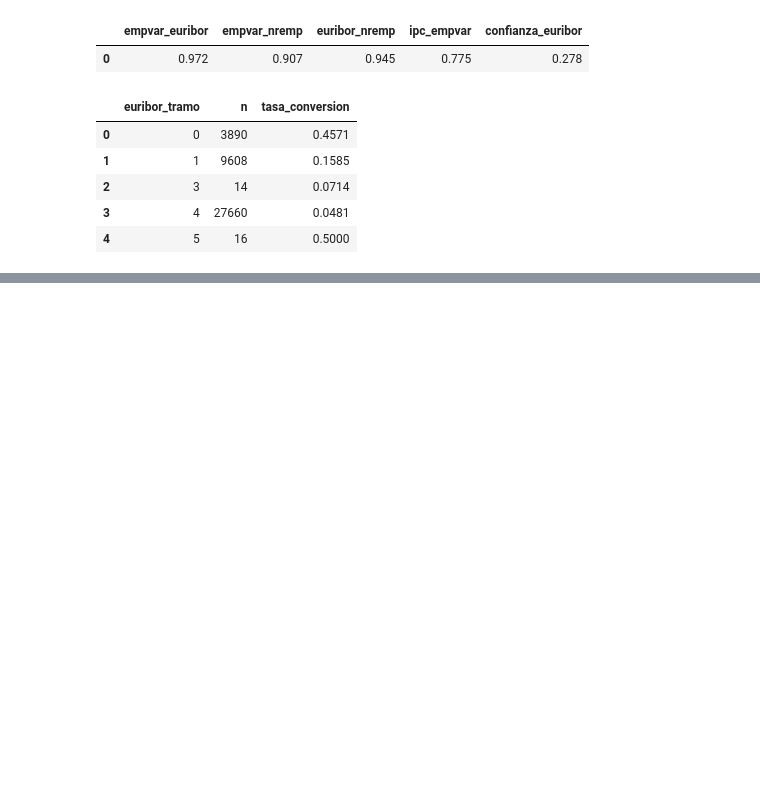
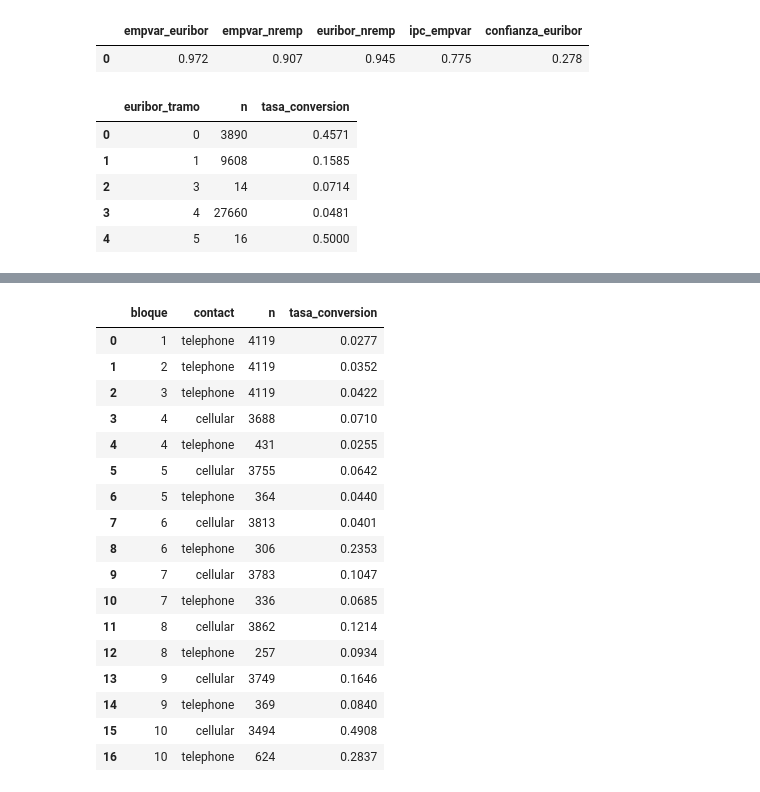
Before and after one commit to Krunzx/data_portfolio, a Jupyter notebook: 04-term-deposit-propensity/notebooks/01_eda.ipynb, the cells around one changed output, grey strips where cells are left out. Saved outputs shown, nothing was run; the diff lists cells and outputs as text; code cells hidden in the pictures; blank space fills up the shorter version.

```diff
--- a/04-term-deposit-propensity/notebooks/01_eda.ipynb
+++ b/04-term-deposit-propensity/notebooks/01_eda.ipynb
@@ -248,0 +270,22 @@ df
+# %%
+df = run(Q['P15'])
+df
+# %% [output]
+|  | bloque | contact | n | tasa_conversion |
+| 0 | 1 | telephone | 4119 | 0.0277 |
+| 1 | 2 | telephone | 4119 | 0.0352 |
+| 2 | 3 | telephone | 4119 | 0.0422 |
+| 3 | 4 | cellular | 3688 | 0.0710 |
+| 4 | 4 | telephone | 431 | 0.0255 |
+| 5 | 5 | cellular | 3755 | 0.0642 |
+| 6 | 5 | telephone | 364 | 0.0440 |
+| 7 | 6 | cellular | 3813 | 0.0401 |
+| 8 | 6 | telephone | 306 | 0.2353 |
+| 9 | 7 | cellular | 3783 | 0.1047 |
+| 10 | 7 | telephone | 336 | 0.0685 |
+| 11 | 8 | cellular | 3862 | 0.1214 |
+| 12 | 8 | telephone | 257 | 0.0934 |
+| 13 | 9 | cellular | 3749 | 0.1646 |
+| 14 | 9 | telephone | 369 | 0.0840 |
+| 15 | 10 | cellular | 3494 | 0.4908 |
+| 16 | 10 | telephone | 624 | 0.2837 |
```
Also changed, not shown: parts of 3 cells of this notebook, 1 other file.
